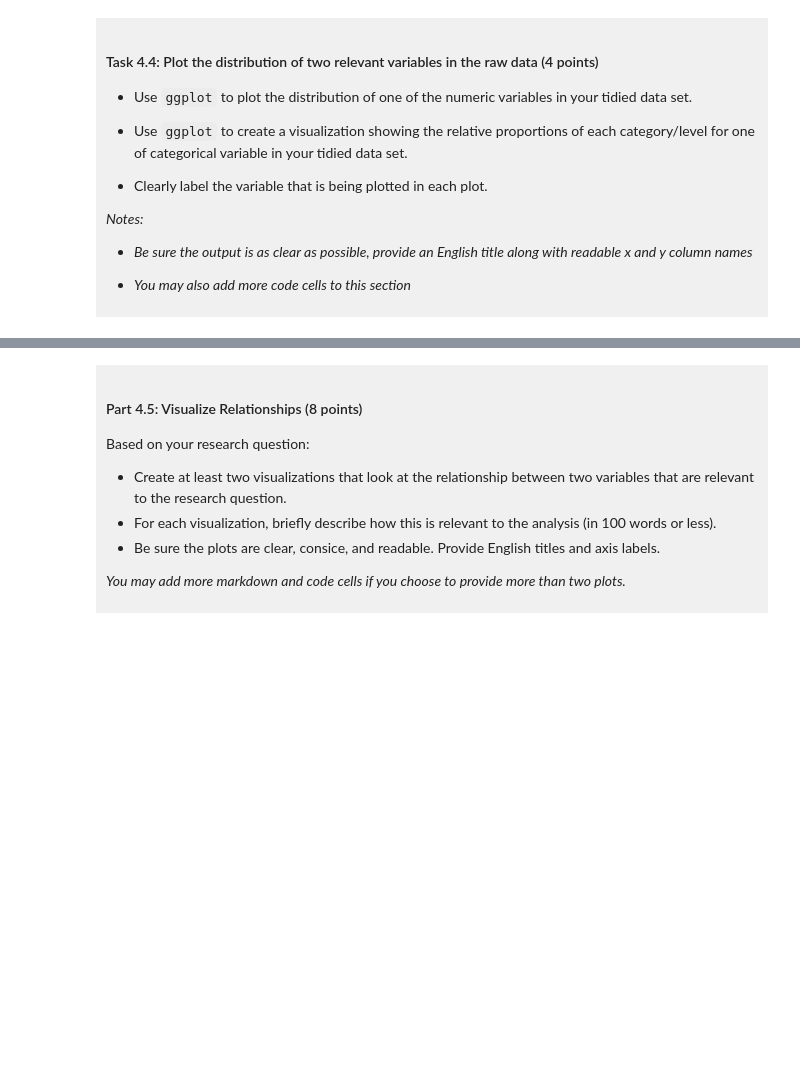
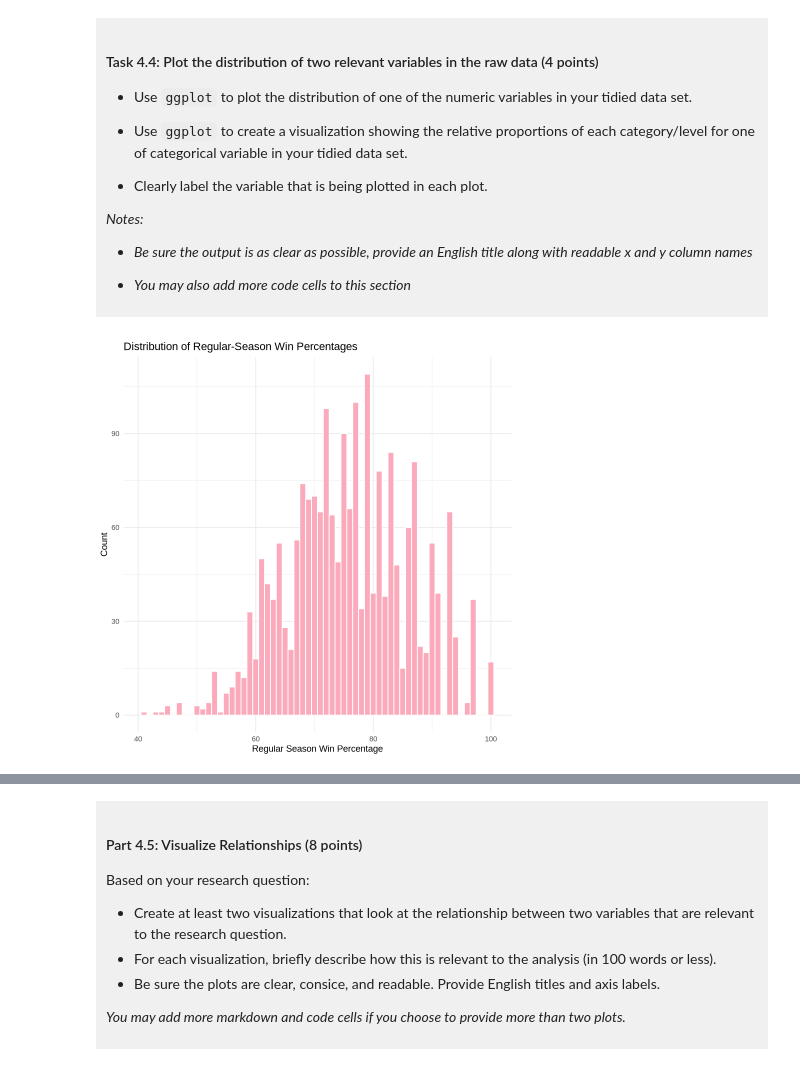
Before and after one commit to rm1310/dsci-100-project-rachel-ma, a Jupyter notebook: dsci-100-project-notebook.ipynb, the cells around one changed output, grey strips where cells are left out. Cells and saved outputs as stored; diff of their text form; code cells hidden in the pictures; blank space fills up the shorter version.

```diff
--- a/dsci-100-project-notebook.ipynb
+++ b/dsci-100-project-notebook.ipynb
@@ -294,5 +342,16 @@ You will refine your research question (if needed) and produce a tidy data set.
 
 </div>
 # %%
-### EDIT THIS CODE CELL FOR PLOT 1 ###
+win_pct_plot <- ggplot(tidy_data, aes(x = reg_wins_pct)) +
+  geom_histogram(binwidth = 1, fill = "#faaaba", color = "white") +
+  labs(
+    title = "Distribution of Regular-Season Win Percentages",
+    x = "Regular Season Win Percentage",
+    y = "Count"
+  ) +
+  theme_minimal()
+
+win_pct_plot
+# %% [output]
+[figure, added]
 # %%
```
Also changed, not shown: parts of 13 cells of this notebook, 1 other file.
